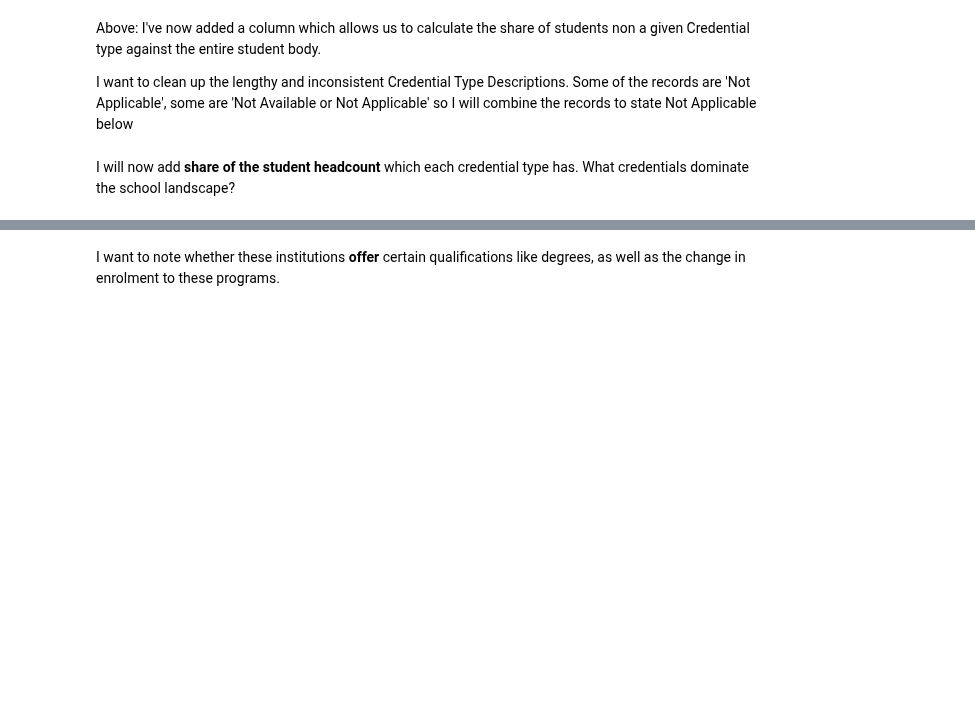
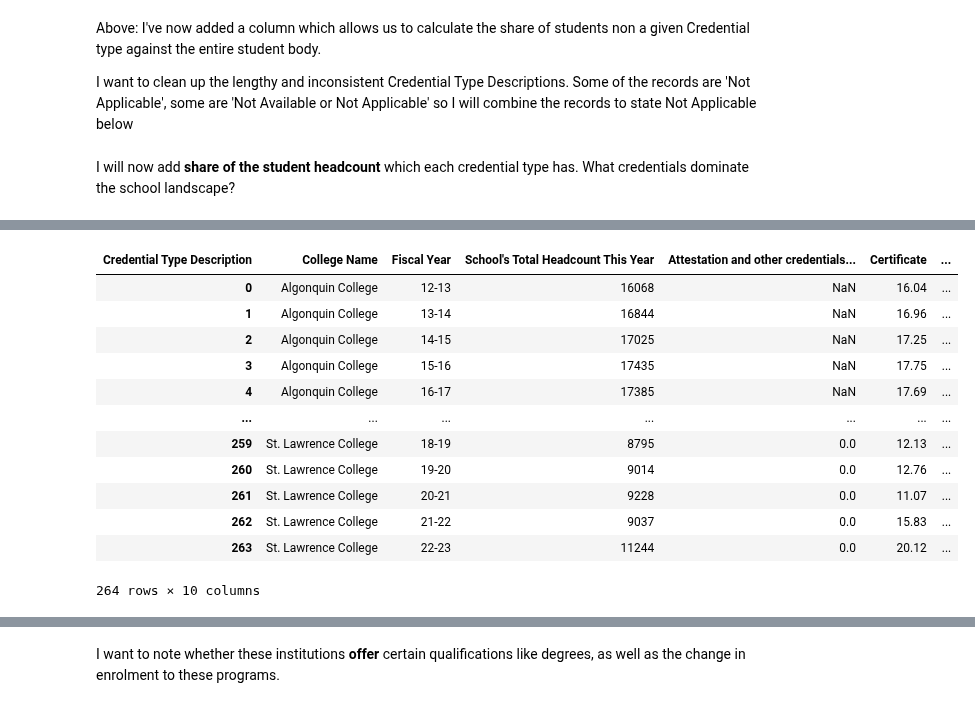
Before and after one commit to tjjdoherty/canadian-psi-project, a Jupyter notebook: on_colleges_notebooks/on_college_credentials.ipynb, the cells around one changed output, grey strips where cells are left out. Drawn from its saved outputs; the diff is of its cells as text; code cells hidden in the pictures; blank space fills up the shorter version.

```diff
--- a/on_colleges_notebooks/on_college_credentials.ipynb
+++ b/on_colleges_notebooks/on_college_credentials.ipynb
@@ -126,0 +127,24 @@ Name: count, dtype: int64
+# %%
+# pivot the table to get each Credential's headcount share as columns
+
+creds_df_pivot = creds_df.pivot_table(
+    index=['College Name', 'Fiscal Year', "School's Total Headcount This Year"], # setting the index specifies which columns to keep as is
+    columns = 'Credential Type Description', # this is the record data we will transform into column data
+    values = 'Credential Share of Headcount' # this is the data we will use to fill the new columns of Credential Description, once we've renamed to Share of the Headcount
+).reset_index()
+# %%
+creds_df_pivot
+# %% [output]
+| Credential Type Description | College Name | Fiscal Year | School's Total Headcount This Year | Attestation and other credentials... | Certificate | ... |
+| 0 | Algonquin College | 12-13 | 16068 | NaN | 16.04 | ... |
+| 1 | Algonquin College | 13-14 | 16844 | NaN | 16.96 | ... |
+| 2 | Algonquin College | 14-15 | 17025 | NaN | 17.25 | ... |
+| 3 | Algonquin College | 15-16 | 17435 | NaN | 17.75 | ... |
+| 4 | Algonquin College | 16-17 | 17385 | NaN | 17.69 | ... |
+| ... | ... | ... | ... | ... | ... | ... |
+| 259 | St. Lawrence College | 18-19 | 8795 | 0.0 | 12.13 | ... |
+| 260 | St. Lawrence College | 19-20 | 9014 | 0.0 | 12.76 | ... |
+| 261 | St. Lawrence College | 20-21 | 9228 | 0.0 | 11.07 | ... |
+| 262 | St. Lawrence College | 21-22 | 9037 | 0.0 | 15.83 | ... |
+| 263 | St. Lawrence College | 22-23 | 11244 | 0.0 | 20.12 | ... |
+264 rows × 10 columns
```
Also changed, not shown: parts of 38 cells of this notebook, 1 other file.
